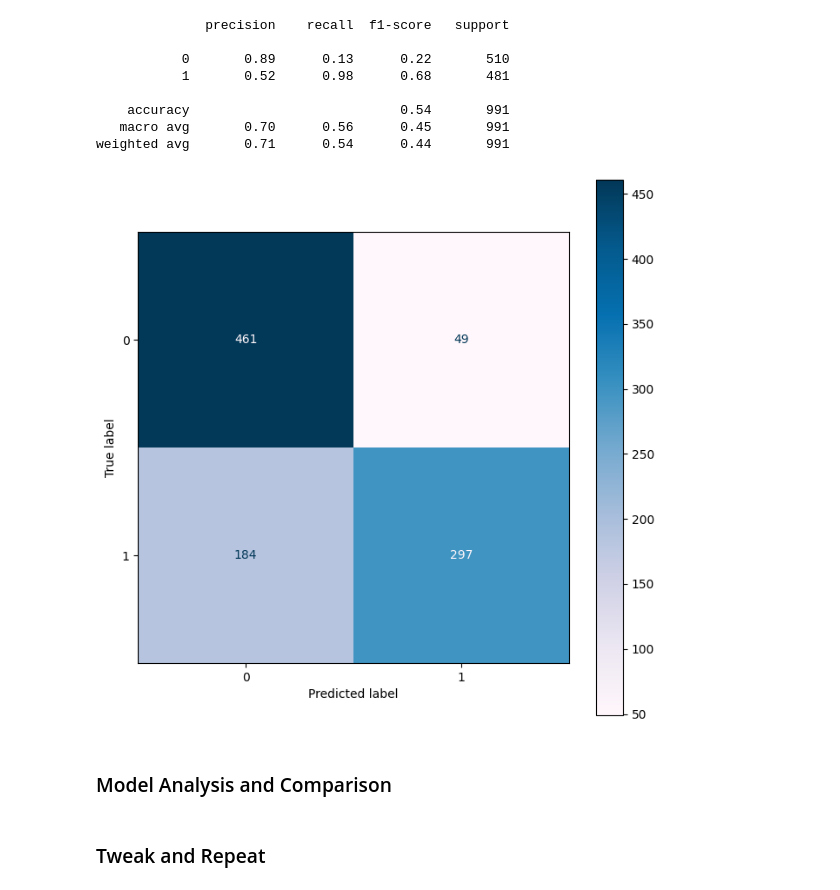
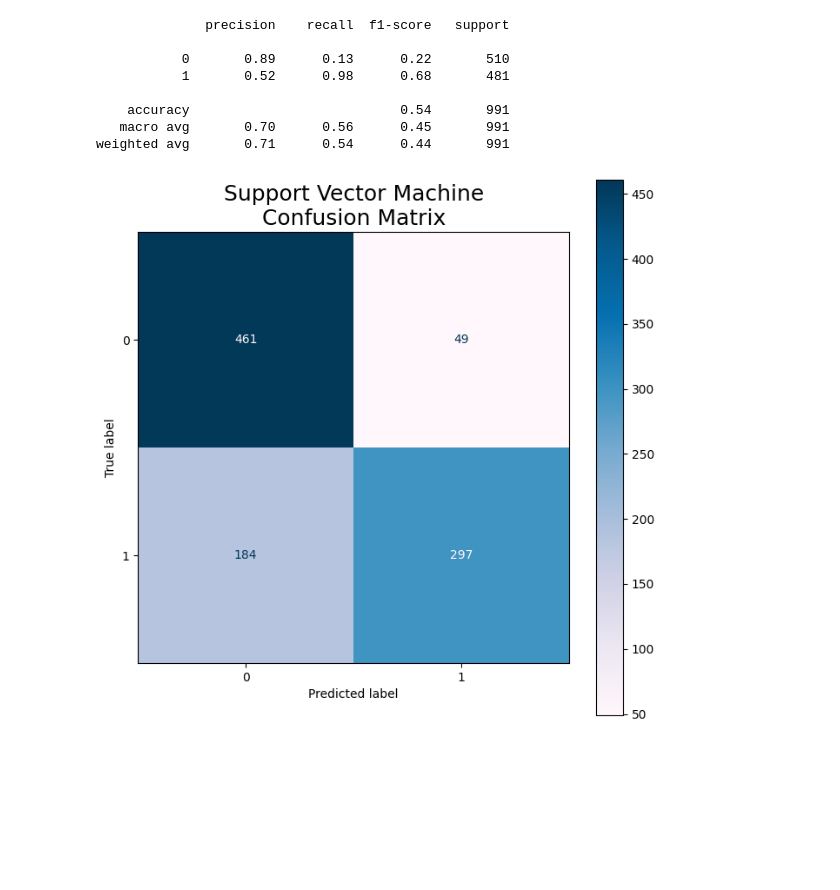
Before and after one commit to dmehta94/project-3-reddit-nlp-litigation-analysis, a Jupyter notebook: code/analysis.ipynb, the cells around one changed output. Saved outputs shown, nothing was run; the diff lists cells and outputs as text; code cells hidden in the pictures; blank space fills up the shorter version.

```diff
--- a/code/analysis.ipynb
+++ b/code/analysis.ipynb
@@ -744,17 +754,15 @@ weighted avg       0.71      0.54      0.44       991
 # %%
 fig, ax = plt.subplots(figsize = (8,8))
 ConfusionMatrixDisplay.from_estimator(svc_gs.best_estimator_,
                                       processed_test,
                                       y_test,
                                       cmap = 'PuBu',
-                                      ax = ax);
+                                      ax = ax)
+plt.title('Support Vector Machine\nConfusion Matrix', fontdict = {'fontsize': 18})
+plt.savefig('../images/svm_confusion.png', dpi = 300);
 # %% [output]
-[figure, old version]
+[figure, new version]
-# %% [markdown]
-### Model Analysis and Comparison
 # %%
 # Model Evaluation
 # Hyperparamater Search Visualization
 # ROC Curve/AUC
-# %% [markdown]
-### Tweak and Repeat
```
Also changed, not shown: parts of 8 cells of this notebook, 8 other files.
